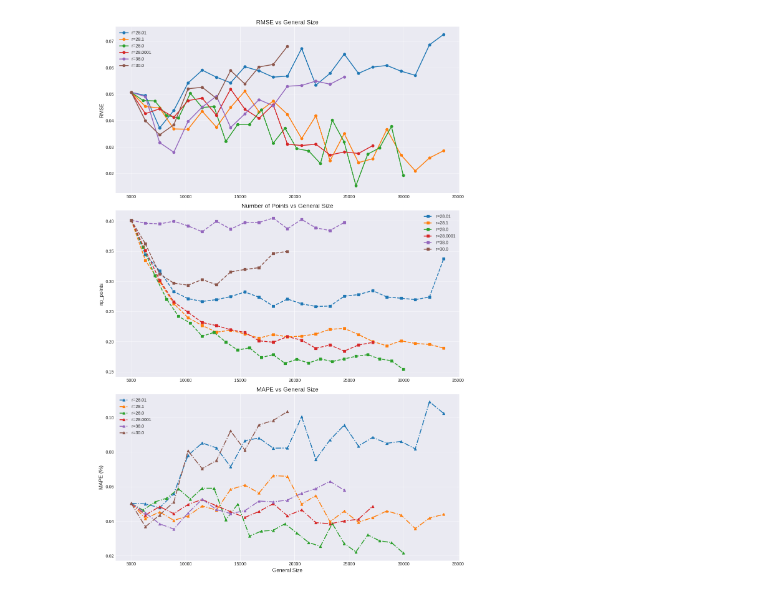
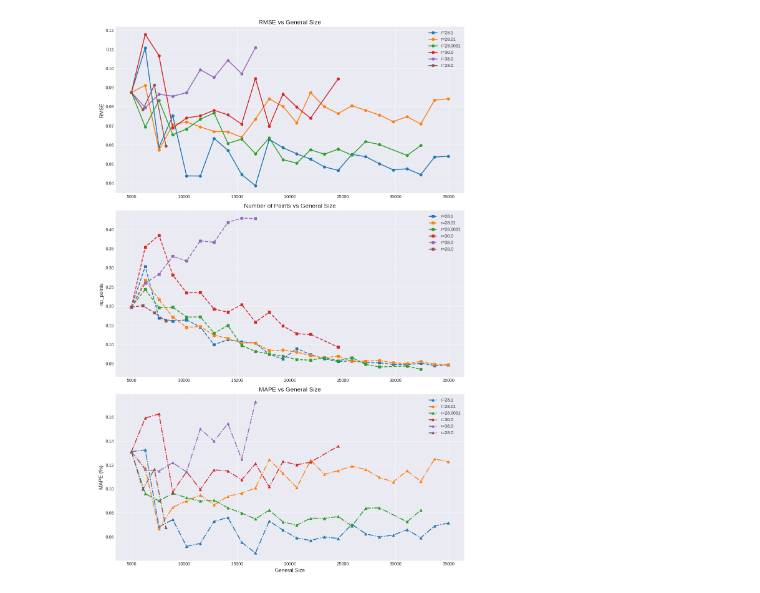
Before and after one commit to yaroslawwww/PaTHoP-assets, a Jupyter notebook: results/Size_experiment/exp.ipynb, the cells around one changed output. Saved outputs shown, nothing was run; the diff lists cells and outputs as text; code cells hidden in the pictures.

```diff
--- a/results/Size_experiment/exp.ipynb
+++ b/results/Size_experiment/exp.ipynb
@@ -5,7 +5,7 @@ import numpy as np
 
 # Загрузка данных
 df = pd.read_csv(
-    'size_experiment_final.txt',
+    'size_experiment_final_10.txt',
     header=None,
     names=[
         'deviation',
@@ -60,31 +60,31 @@ for d in deviations:
     )
 plt.title('Number of Points vs General Size', fontsize=14)
 plt.ylabel('np_points', fontsize=12)
 plt.grid(True, alpha=0.7)
 plt.legend()
 
 # График для MAPE
 plt.subplot(3, 1, 3)
 for d in deviations:
     subset = df[df['deviation'] == d]
     # Сортировка по general_size
     subset = subset.sort_values('general_size')
     plt.plot(
         subset['general_size'],
         subset['mape'],
         '^-.',
         linewidth=2,
         markersize=6,
         label=f'r={d+28}'
     )
 plt.title('MAPE vs General Size', fontsize=14)
 plt.xlabel('General Size', fontsize=12)
 plt.ylabel('MAPE (%)', fontsize=12)
 plt.grid(True, alpha=0.7)
 plt.legend()
 
 plt.tight_layout()
 plt.savefig('sorted_metrics_vs_general_size.png', dpi=300)
 plt.show()
 # %% [output]
-[figure, old version]
+[figure, new version]
```
Also changed, not shown: 26 other files.
